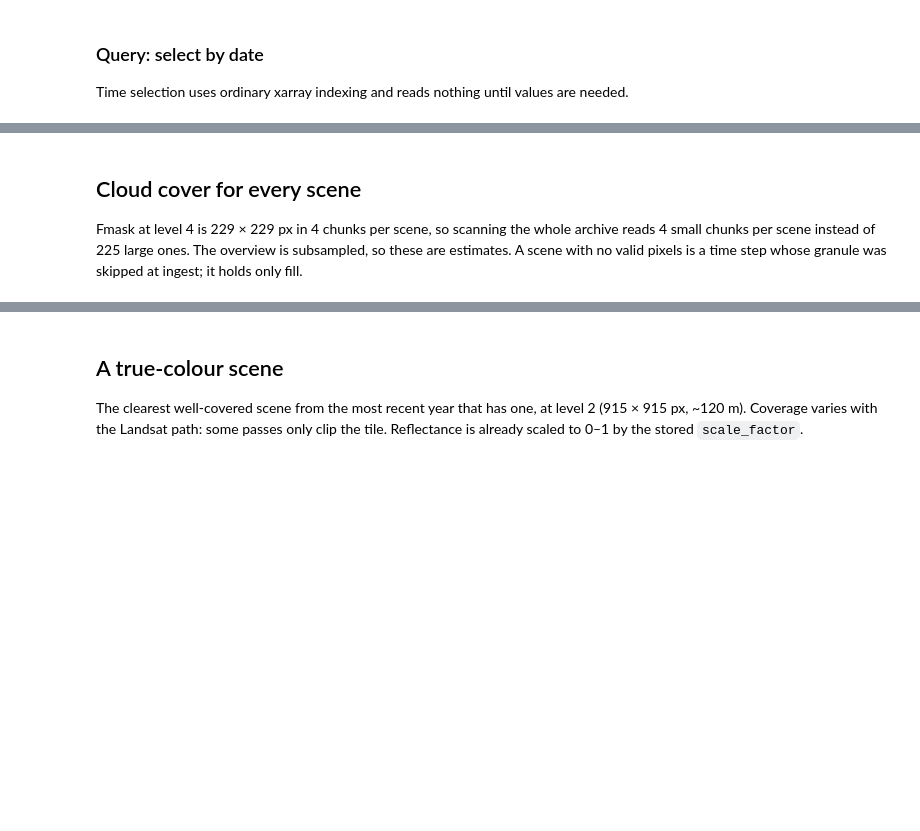
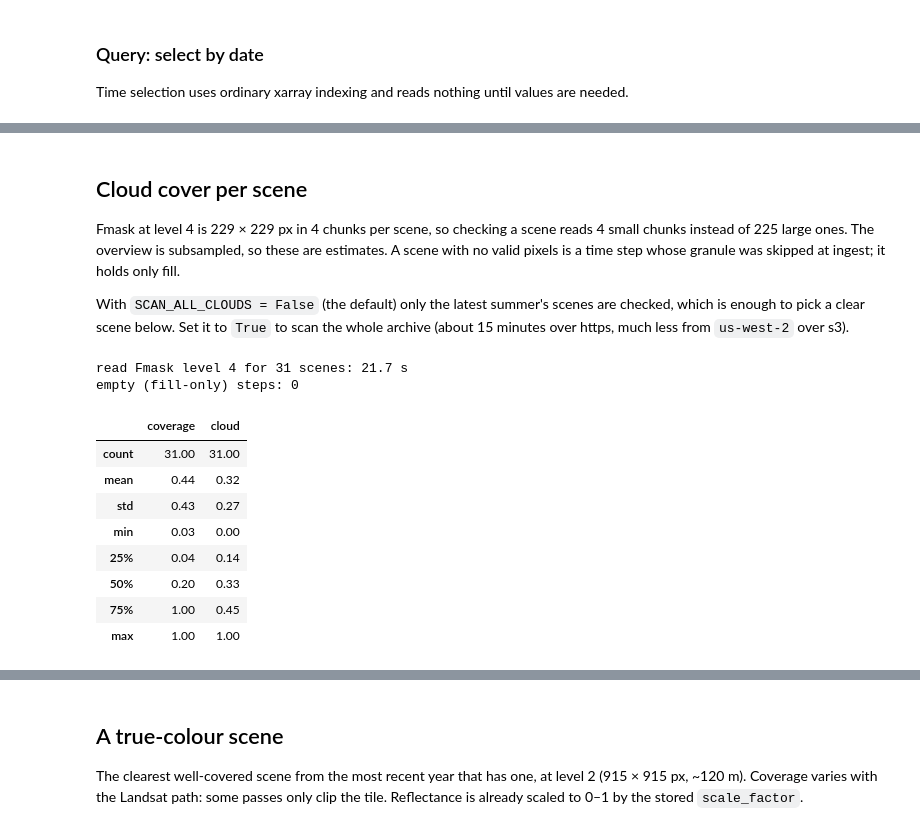
Before and after one commit to developmentseed/hls-virtualizarr-data-pipelines, a Jupyter notebook: notebooks/explore_t13sda.ipynb, the cells around one changed output, grey strips where cells are left out. Cells and saved outputs as stored; diff of their text form; code cells hidden in the pictures; blank space fills up the shorter version.

```diff
--- a/notebooks/explore_t13sda.ipynb
+++ b/notebooks/explore_t13sda.ipynb
@@ -252,28 +319,48 @@ print(
 # %% [markdown]
-## Cloud cover for every scene
+## Cloud cover per scene
 
-Fmask at level 4 is 229 × 229 px in 4 chunks per scene, so scanning the whole archive reads
-4 small chunks per scene instead of 225 large ones. The overview is subsampled, so these
-are estimates. A scene with no valid pixels is a time step whose granule was skipped at
-ingest; it holds only fill.
+Fmask at level 4 is 229 × 229 px in 4 chunks per scene, so checking a scene reads 4 small
+chunks instead of 225 large ones. The overview is subsampled, so these are estimates. A
+scene with no valid pixels is a time step whose granule was skipped at ingest; it holds
+only fill.
+
+With `SCAN_ALL_CLOUDS = False` (the default) only the latest summer's scenes are checked,
+which is enough to pick a clear scene below. Set it to `True` to scan the whole archive
+(about 15 minutes over https, much less from `us-west-2` over s3).
 # %%
-with timed(f"read Fmask level 4 for {len(times)} scenes"):
-    fmask = load(open_level(["Fmask"], 4, raw=True).Fmask)
+summers = sorted({t.year for t in times if 6 <= t.month <= 8})
+latest_summer = times[(times.year == summers[-1]) & times.month.isin([6, 7, 8])]
+scan_times = times if SCAN_ALL_CLOUDS else latest_summer
+
+with timed(f"read Fmask level 4 for {len(scan_times)} scenes"):
+    fmask = load(open_level(["Fmask"], 4, raw=True).Fmask.sel(time=scan_times))
 
 valid = fmask != FMASK_FILL
 n_valid = valid.sum(("y", "x"))
 scenes = pd.DataFrame(
     {
         "coverage": (n_valid / valid[0].size).values,
         "cloud": (((fmask & CLOUDY_BITS) > 0) & valid).sum(("y", "x")).values
         / np.maximum(n_valid.values, 1),
     },
-    index=times,
+    index=scan_times,
 )
 empty = scenes.coverage == 0
 scenes.loc[empty, "cloud"] = np.nan
 print(f"empty (fill-only) steps: {int(empty.sum())}")
 scenes.describe().round(2)
+# %% [output]
+read Fmask level 4 for 31 scenes: 21.7 s
+empty (fill-only) steps: 0
+|  | coverage | cloud |
+| count | 31.00 | 31.00 |
+| mean | 0.44 | 0.32 |
+| std | 0.43 | 0.27 |
+| min | 0.03 | 0.00 |
+| 25% | 0.04 | 0.14 |
+| 50% | 0.20 | 0.33 |
+| 75% | 1.00 | 0.45 |
+| max | 1.00 | 1.00 |
 # %%
 fig, ax = plt.subplots(figsize=(9, 3))
 ax.scatter(scenes.index, scenes.cloud * 100, s=10, color=BLUE, linewidths=0)
```
Also changed, not shown: parts of 16 cells of this notebook.
